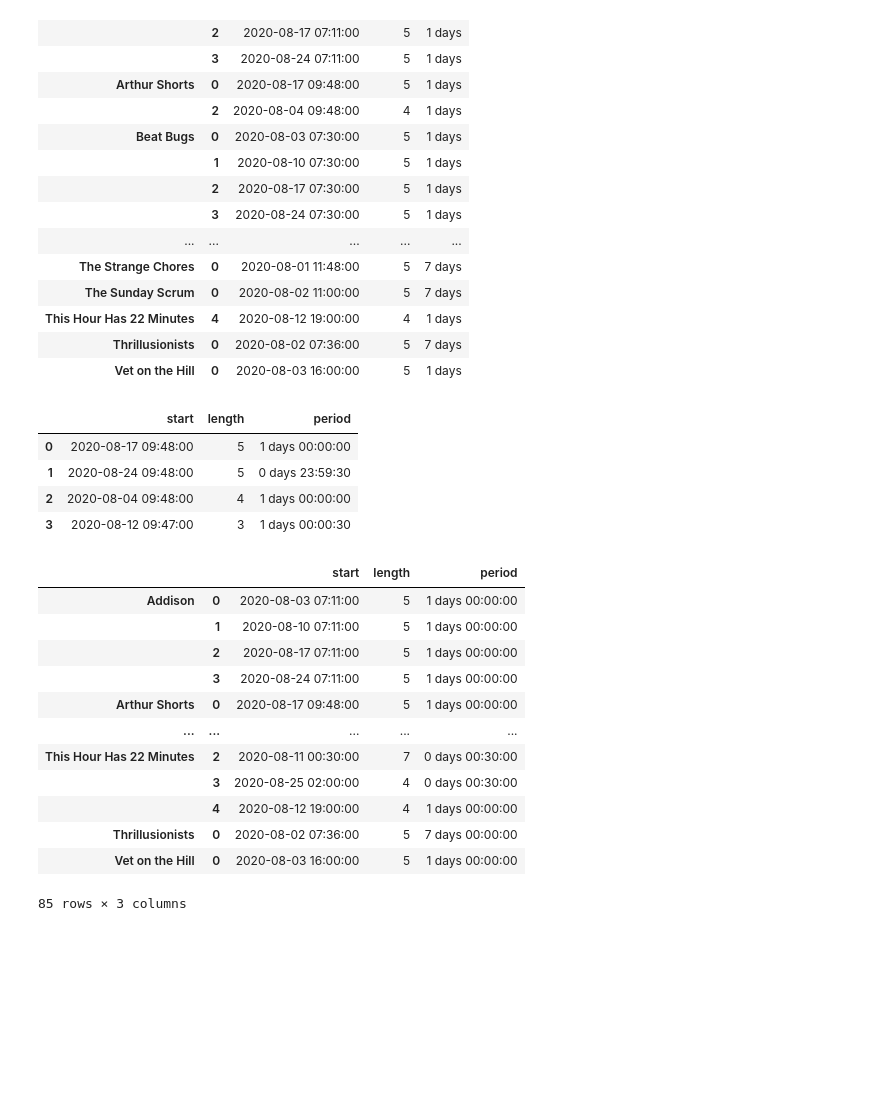
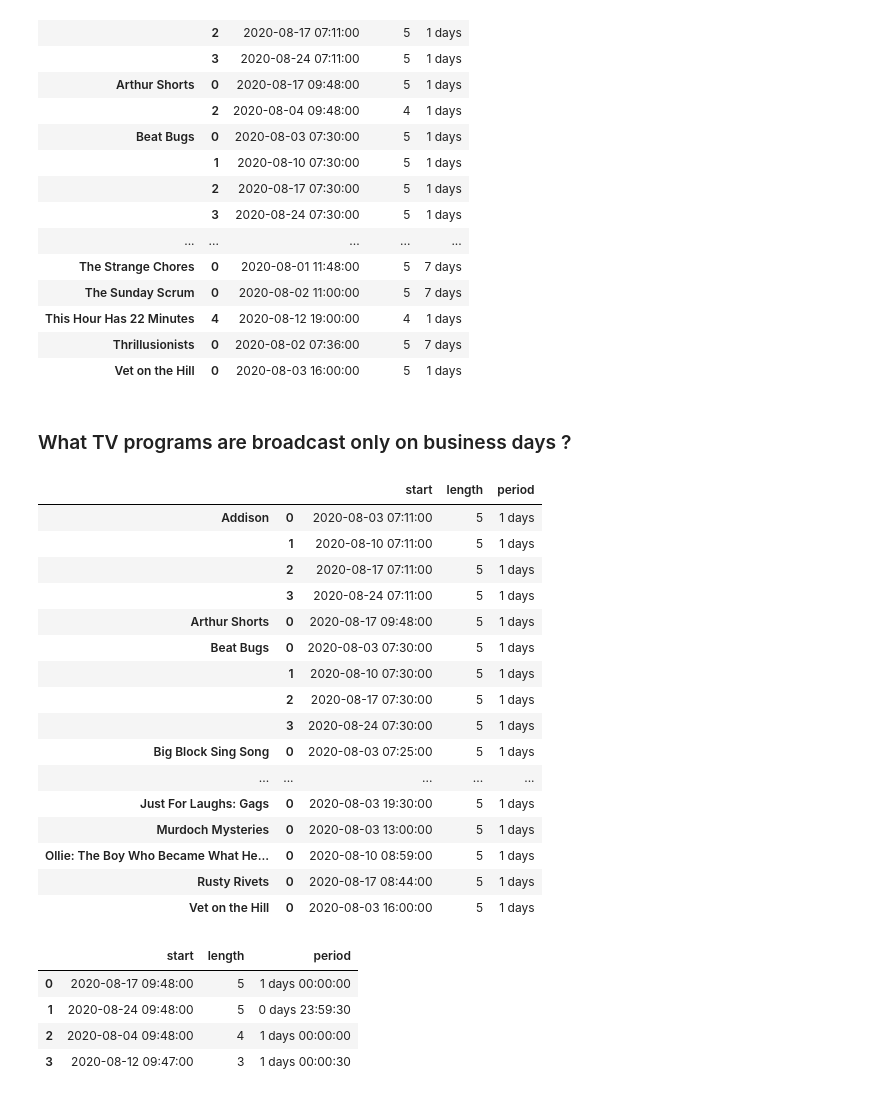
Before and after one commit to scikit-mine/scikit-mine, a Jupyter notebook: docs/tutorials/periodic/periodic_canadian_tv.ipynb, the cells around one changed output. Cells and saved outputs as stored; diff of their text form; code cells hidden in the pictures; blank space fills up the shorter version.

```diff
--- a/docs/tutorials/periodic/periodic_canadian_tv.ipynb
+++ b/docs/tutorials/periodic/periodic_canadian_tv.ipynb
@@ -139,6 +214,29 @@ cycles.query('length >= 4 and period >= "1 days"', engine='python')
 | This Hour Has 22 Minutes | 4 | 2020-08-12 19:00:00 | 4 | 1 days |
 | Thrillusionists | 0 | 2020-08-02 07:36:00 | 5 | 7 days |
 | Vet on the Hill | 0 | 2020-08-03 16:00:00 | 5 | 1 days |
+# %% [markdown]
+### What TV programs are broadcast only on business days ?
+# %%
+monday_starts = cycles[cycles.start.dt.weekday == 0]  # start on monday
+monday_starts.query('length == 5 and period >= "1 days"', engine='python')
+# %% [output]
+|  |  | start | length | period |
+| Addison | 0 | 2020-08-03 07:11:00 | 5 | 1 days |
+|  | 1 | 2020-08-10 07:11:00 | 5 | 1 days |
+|  | 2 | 2020-08-17 07:11:00 | 5 | 1 days |
+|  | 3 | 2020-08-24 07:11:00 | 5 | 1 days |
+| Arthur Shorts | 0 | 2020-08-17 09:48:00 | 5 | 1 days |
+| Beat Bugs | 0 | 2020-08-03 07:30:00 | 5 | 1 days |
+|  | 1 | 2020-08-10 07:30:00 | 5 | 1 days |
+|  | 2 | 2020-08-17 07:30:00 | 5 | 1 days |
+|  | 3 | 2020-08-24 07:30:00 | 5 | 1 days |
+| Big Block Sing Song | 0 | 2020-08-03 07:25:00 | 5 | 1 days |
+| ... | ... | ... | ... | ... |
+| Just For Laughs: Gags | 0 | 2020-08-03 19:30:00 | 5 | 1 days |
+| Murdoch Mysteries | 0 | 2020-08-03 13:00:00 | 5 | 1 days |
+| Ollie: The Boy Who Became What He... | 0 | 2020-08-10 08:59:00 | 5 | 1 days |
+| Rusty Rivets | 0 | 2020-08-17 08:44:00 | 5 | 1 days |
+| Vet on the Hill | 0 | 2020-08-03 16:00:00 | 5 | 1 days |
 # %%
 cycles.loc["Arthur Shorts"]
 # %% [output]
@@ -147,22 +245,6 @@ cycles.loc["Arthur Shorts"]
 | 1 | 2020-08-24 09:48:00 | 5 | 0 days 23:59:30 |
 | 2 | 2020-08-04 09:48:00 | 4 | 1 days 00:00:00 |
 | 3 | 2020-08-12 09:47:00 | 3 | 1 days 00:00:30 |
-# %%
-pcm.discover()
-# %% [output]
-|  |  | start | length | period |
-| Addison | 0 | 2020-08-03 07:11:00 | 5 | 1 days 00:00:00 |
-|  | 1 | 2020-08-10 07:11:00 | 5 | 1 days 00:00:00 |
-|  | 2 | 2020-08-17 07:11:00 | 5 | 1 days 00:00:00 |
-|  | 3 | 2020-08-24 07:11:00 | 5 | 1 days 00:00:00 |
-| Arthur Shorts | 0 | 2020-08-17 09:48:00 | 5 | 1 days 00:00:00 |
-| ... | ... | ... | ... | ... |
-| This Hour Has 22 Minutes | 2 | 2020-08-11 00:30:00 | 7 | 0 days 00:30:00 |
-|  | 3 | 2020-08-25 02:00:00 | 4 | 0 days 00:30:00 |
-|  | 4 | 2020-08-12 19:00:00 | 4 | 1 days 00:00:00 |
-| Thrillusionists | 0 | 2020-08-02 07:36:00 | 5 | 7 days 00:00:00 |
-| Vet on the Hill | 0 | 2020-08-03 16:00:00 | 5 | 1 days 00:00:00 |
-85 rows × 3 columns
 # %% [markdown]
 References
 ----------
```
Also changed, not shown: parts of 24 cells of this notebook.
